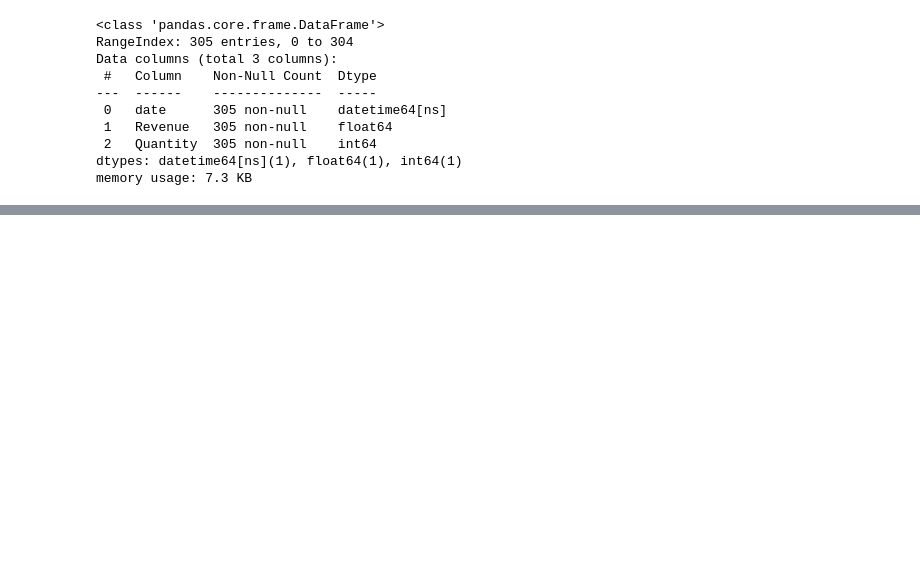
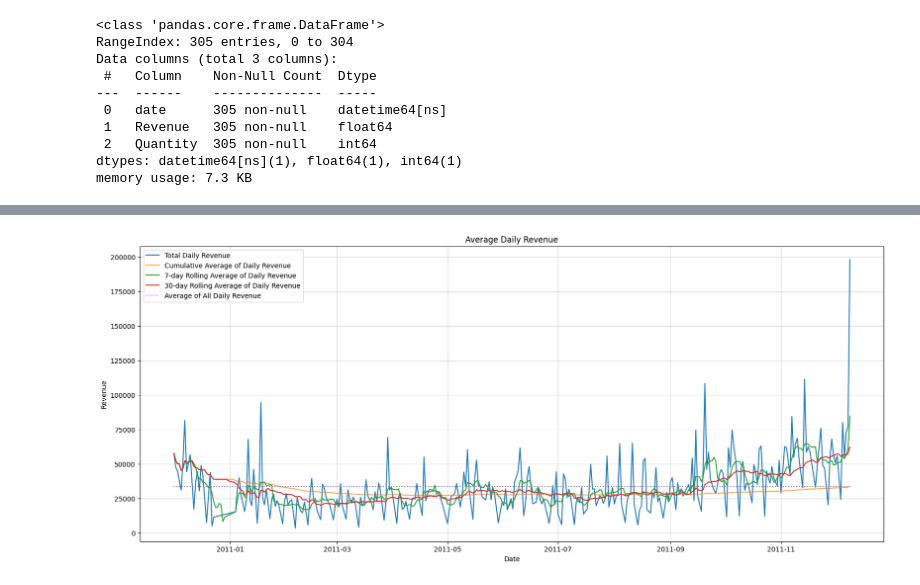
Before and after one commit to mishrasumitranjan/UCI-Online-Retail, a Jupyter notebook: main.ipynb, the cells around one changed output, grey strips where cells are left out. Cells and saved outputs as stored; diff of their text form; code cells hidden in the pictures; blank space fills up the shorter version.

```diff
--- a/main.ipynb
+++ b/main.ipynb
@@ -1076,0 +1213,14 @@ memory usage: 7.3 KB
+# %%
+fig, ax = plt.subplots(figsize=(20, 8))
+plt.title("Average Daily Revenue")
+sns.lineplot(data=daywise_revenue_full, x="date", y="Revenue", legend="auto", label="Total Daily Revenue")
+sns.lineplot(data=daywise_revenue_full, x="date", y="cumulative_avg_revenue", label="Cumulative Average of Daily Revenue", linestyle="solid", alpha=0.7)
+sns.lineplot(data=daywise_revenue_full, x="date", y="rolling_7d_avg_revenue", label="7-day Rolling Average of Daily Revenue", linestyle="solid")
+sns.lineplot(data=daywise_revenue_full, x="date", y="rolling_30d_avg_revenue", label="30-day Rolling Average of Daily Revenue", linestyle="solid")
+sns.lineplot(data=daywise_revenue_full, x="date", y=daywise_revenue_full["Revenue"].mean(), label="Average of All Daily Revenue", linestyle="dotted")
+plt.grid(alpha=0.5)
+plt.xlabel("Date")
+
+plt.show()
+# %% [output]
+[figure, added]
```
Also changed, not shown: parts of 43 cells of this notebook.
